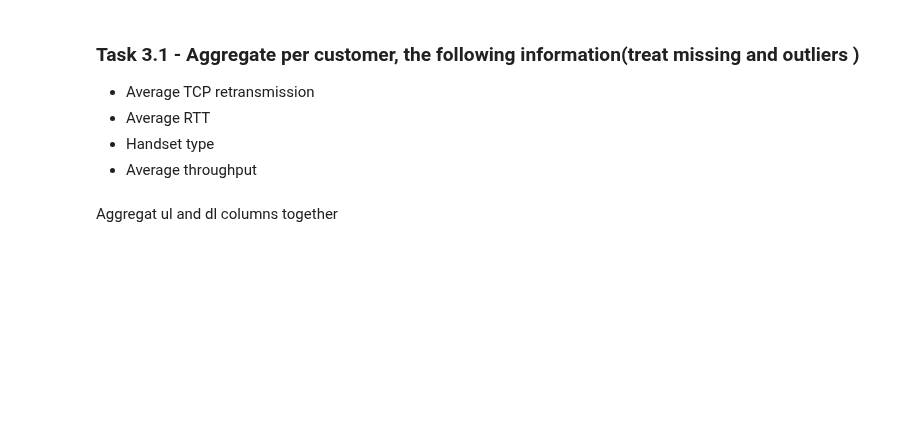
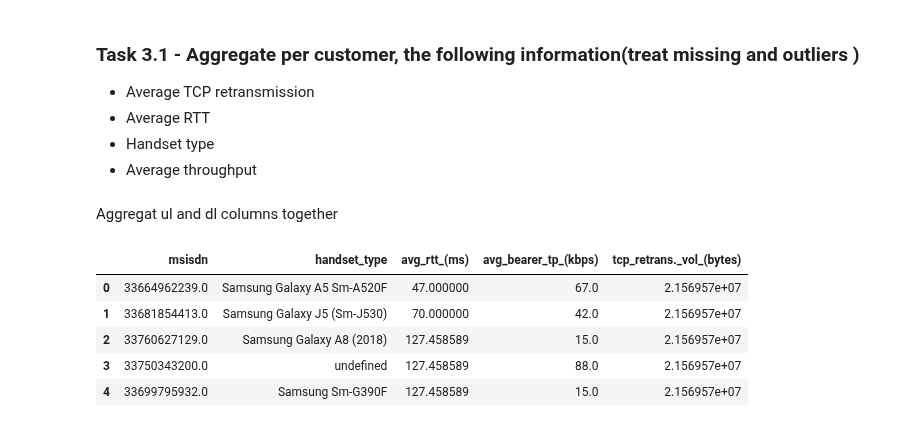
Before and after one commit to teddyk251/Telecom-Data-Analysis, a Jupyter notebook: notebooks/UserExperienceAnalysis.ipynb, the cells around one changed output. Cells and saved outputs as stored; diff of their text form; code cells hidden in the pictures; blank space fills up the shorter version.

```diff
--- a/notebooks/UserExperienceAnalysis.ipynb
+++ b/notebooks/UserExperienceAnalysis.ipynb
@@ -91,3 +91,21 @@ dtype: int64
 * Average throughput
 # %% [markdown]
 Aggregat ul and dl columns together
+# %%
+user_experience_metrics_df = pd.DataFrame(columns=['msisdn', 'handset_type', 'avg_rtt_(ms)', 'avg_bearer_tp_(kbps)', 'tcp_retrans._vol_(bytes)'])
+
+user_experience_metrics_df['avg_rtt_(ms)'] = user_experience_df['avg_rtt_dl_(ms)'] + user_experience_df['avg_rtt_ul_(ms)']
+user_experience_metrics_df['avg_bearer_tp_(kbps)'] = user_experience_df['avg_bearer_tp_dl_(kbps)'] + user_experience_df['avg_bearer_tp_ul_(kbps)']
+user_experience_metrics_df['tcp_retrans._vol_(bytes)'] = user_experience_df['tcp_dl_retrans._vol_(bytes)'] + user_experience_df['tcp_ul_retrans._vol_(bytes)']
+
+user_experience_metrics_df['msisdn'] = user_experience_df['msisdn']
+user_experience_metrics_df['handset_type'] = user_experience_df['handset_type']
+
+user_experience_metrics_df.head()
+# %% [output]
+|  | msisdn | handset_type | avg_rtt_(ms) | avg_bearer_tp_(kbps) | tcp_retrans._vol_(bytes) |
+| 0 | 33664962239.0 | Samsung Galaxy A5 Sm-A520F | 47.000000 | 67.0 | 2.156957e+07 |
+| 1 | 33681854413.0 | Samsung Galaxy J5 (Sm-J530) | 70.000000 | 42.0 | 2.156957e+07 |
+| 2 | 33760627129.0 | Samsung Galaxy A8 (2018) | 127.458589 | 15.0 | 2.156957e+07 |
+| 3 | 33750343200.0 | undefined | 127.458589 | 88.0 | 2.156957e+07 |
+| 4 | 33699795932.0 | Samsung Sm-G390F | 127.458589 | 15.0 | 2.156957e+07 |
```
Also changed, not shown: parts of 13 cells of this notebook.
